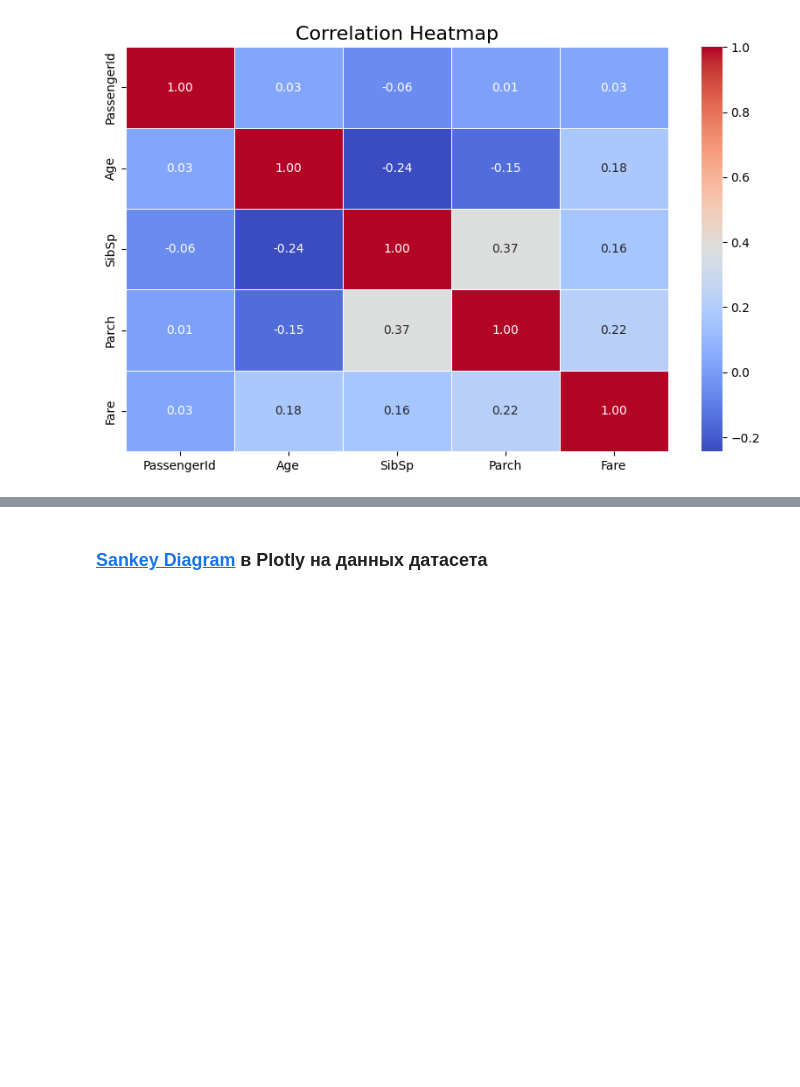
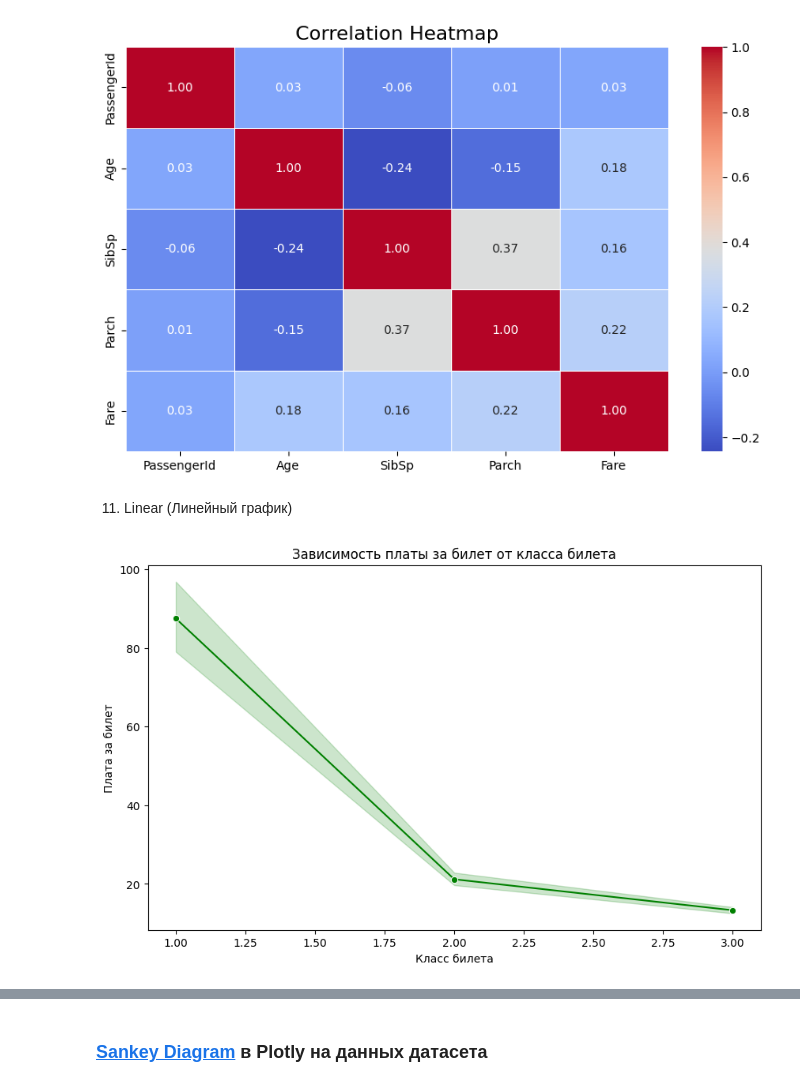
Before and after one commit to touge13/spbuPythonCourse, a Jupyter notebook: project/jupyter/jupyter.ipynb, the cells around one changed output, grey strips where cells are left out. Cells and saved outputs as stored; diff of their text form; code cells hidden in the pictures; blank space fills up the shorter version.

```diff
--- a/project/jupyter/jupyter.ipynb
+++ b/project/jupyter/jupyter.ipynb
@@ -379,3 +385,14 @@ plt.title('Correlation Heatmap', fontsize=16)
 plt.show()
 # %% [output]
 [figure]
+# %% [markdown]
+11. Linear (Линейный график)
+# %%
+plt.figure(figsize=(10, 6))
+sns.lineplot(x='Pclass', y='Fare', data=data, marker='o', linestyle='-', color='green')
+plt.title('Зависимость платы за билет от класса билета')
+plt.xlabel('Класс билета')
+plt.ylabel('Плата за билет')
+plt.show()
+# %% [output]
+[figure, added]
```
Also changed, not shown: parts of 6 cells of this notebook, 2 other files.
